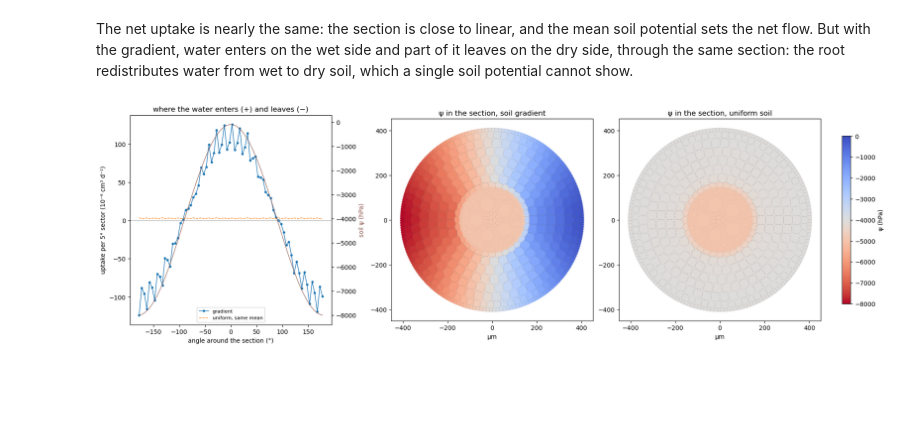
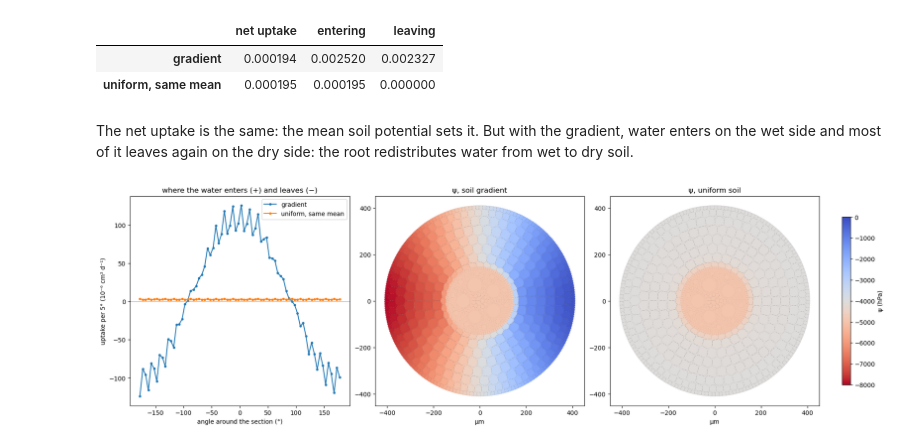
Before and after one commit to openalea-incubator/MECHA-dev, a Jupyter notebook: example/tutorials/tutorial_metafspm_02_soil_gradient.ipynb, the cells around one changed output. Cells and saved outputs as stored; diff of their text form; code cells hidden in the pictures; blank space fills up the shorter version.

```diff
--- a/example/tutorials/tutorial_metafspm_02_soil_gradient.ipynb
+++ b/example/tutorials/tutorial_metafspm_02_soil_gradient.ipynb
@@ -114,0 +39,10 @@ pd.DataFrame({name: {"net uptake (cm³ d⁻¹)": r["total"], "entering": r["ente
+# %%
+COLLAR = -5000.
+scenario = {"collar_condition": 1., "collar_psi": COLLAR, "standard_solve": 0.}
+scene = Scene(pd.DataFrame([dict(plant="root", model=RootHydraulics, x=0., y=0., z=0., rotation=0.,
+                                 scenario={"parameters": scenario})]))
+ds = scene.populations[0].data_structure
+mecha = scene.populations[0].instance.hydraulics
+segment = int(ds.entity_ids("SubOrgan")[0])
+ds.set("barrier", np.full(ds.n_nodes(), 3.))
+scene.run()
@@ -115,28 +53,50 @@ pd.DataFrame({name: {"net uptake (cm³ d⁻¹)": r["total"], "entering": r["ente
+# %%
+border = ds.get("soil_conductance") > 0
+x, y = ds.get("section_x"), ds.get("section_y")
+angle = np.arctan2(y - y[border].mean(), x - x[border].mean())
+
+
+def soil(wet, dry):
+    return np.where(border, (wet + dry) / 2 + (wet - dry) / 2 * np.cos(angle), 0.)
+
+
+def solve(soil_psi):
+    """The soil model's role: give soil_psi; then one step. Returns the uptake per node (+ into the root)."""
+    ds.set("soil_psi", soil_psi)
+    scene.run()
+    return ds.get("root_uptake").copy()
+
+
+gradient = solve(soil(-100., -8000.))
+gradient_frame = plots.port_frame(mecha, segment, psi="psi", flow="flow")
+uniform = solve(np.where(border, soil(-100., -8000.)[border].mean(), 0.))       # the same mean, everywhere
+uniform_frame = plots.port_frame(mecha, segment, psi="psi", flow="flow")
+pd.DataFrame({name: {"net uptake": u.sum(), "entering": u[u > 0].sum(), "leaving": max(0., -u[u < 0].sum())}
+              for name, u in (("gradient", gradient), ("uniform, same mean", uniform))}).T
+# %% [output]
+|  | net uptake | entering | leaving |
+| gradient | 0.000194 | 0.002520 | 0.002327 |
+| uniform, same mean | 0.000195 | 0.000195 | 0.000000 |
 # %% [markdown]
-The net uptake is nearly the same: the section is close to linear, and the mean soil potential sets the net flow.
-But with the gradient, water enters on the wet side and part of it leaves on the dry side, through the same
-section: the root redistributes water from wet to dry soil, which a single soil potential cannot show.
+The net uptake is the same: the mean soil potential sets it. But with the gradient, water enters on the wet side
+and most of it leaves again on the dry side: the root redistributes water from wet to dry soil.
 # %%
-fig = plt.figure(figsize=(18, 5.5), layout="constrained")
-ax = fig.add_subplot(1, 3, 1)
-middle = np.degrees((SECTORS[:-1] + SECTORS[1:]) / 2)
-for result, label, style in ((gradient, "gradient", "o-"), (uniform, "uniform, same mean", "--")):
-    ax.plot(middle, by_sector(result["uptake"]) * 1e6, style, ms=3, lw=1, label=label)
-ax.axhline(0., color="0.5", lw=0.5)
-ax.set(xlabel="angle around the section (°)", ylabel="uptake per 5° sector (10⁻⁶ cm³ d⁻¹)",
-       title="where the water enters (+) and leaves (−)")
-ax.legend(fontsize=8, loc="lower center")
-ax2 = ax.twinx()
-ax2.plot(middle, (WET + DRY) / 2. + (WET - DRY) / 2. * np.cos(np.radians(middle)), color="tab:brown", lw=0.8)
-ax2.set_ylabel("soil ψ (hPa)", color="tab:brown")
-
-norm = matplotlib.colors.Normalize(DRY, 0.)
-ax = fig.add_subplot(1, 3, 2)
-points = plots.psi_map(ax, gradient["frame"], title="ψ in the section, soil gradient", norm=norm)
-ax = fig.add_subplot(1, 3, 3)
-plots.psi_map(ax, uniform["frame"], title="ψ in the section, uniform soil", norm=norm)
-fig.colorbar(points, ax=fig.axes[-2:], label="ψ (hPa)", shrink=0.8)
+sectors = np.radians(np.arange(-180., 181., 5.))
+which = np.digitize(angle[border], sectors) - 1
+middle = np.degrees(sectors[:-1] + sectors[1:]) / 2
+fig, axes = plt.subplots(1, 3, figsize=(18, 5.5), layout="constrained")
+for u, label in ((gradient, "gradient"), (uniform, "uniform, same mean")):
+    axes[0].plot(middle, np.bincount(which, u[border], minlength=middle.size)[:middle.size] * 1e6, "o-", ms=3,
+                 label=label)
+axes[0].axhline(0., color="0.5", lw=0.5)
+axes[0].set(xlabel="angle around the section (°)", ylabel="uptake per 5° (10⁻⁶ cm³ d⁻¹)",
+            title="where the water enters (+) and leaves (−)")
+axes[0].legend()
+norm = plt.Normalize(-8000., 0.)
+points = plots.psi_map(axes[1], gradient_frame, title="ψ, soil gradient", norm=norm)
+plots.psi_map(axes[2], uniform_frame, title="ψ, uniform soil", norm=norm)
+fig.colorbar(points, ax=axes[1:], label="ψ (hPa)", shrink=0.8)
 plt.show()
 # %% [output]
-[figure, old version]
+[figure, new version]
 # %% [markdown]
```
Also changed, not shown: parts of 16 cells of this notebook, 4 other files.
